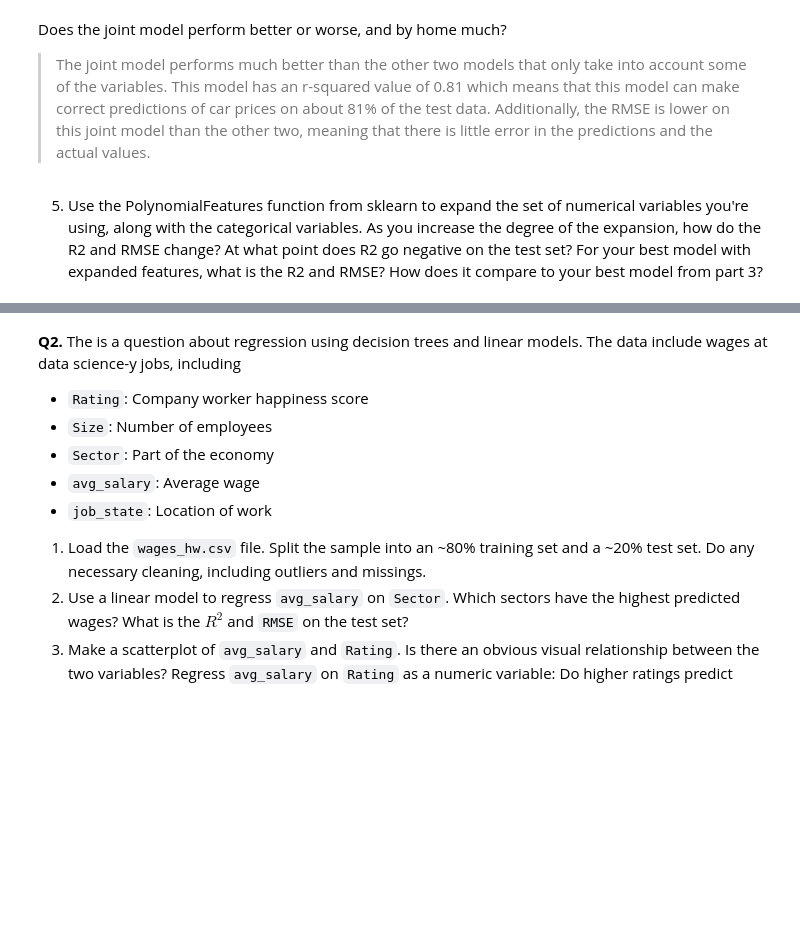
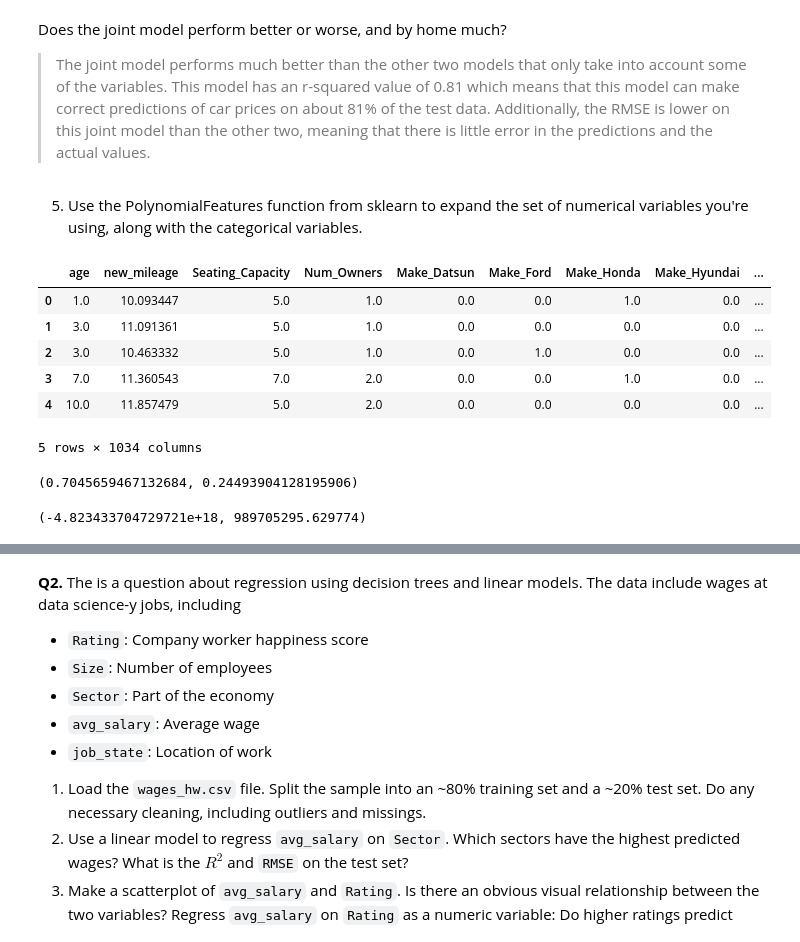
Before and after one commit to acb4rn/assignment4, a Jupyter notebook: assignment4.ipynb, the cells around one changed output, grey strips where cells are left out. Drawn from its saved outputs; the diff is of its cells as text; code cells hidden in the pictures; blank space fills up the shorter version.

```diff
--- a/assignment4.ipynb
+++ b/assignment4.ipynb
@@ -297,4 +296,50 @@ Does the joint model perform better or worse, and by home much?
 
 > The joint model performs much better than the other two models that only take into account some of the variables. This model has an r-squared value of 0.81 which means that this model can make correct predictions of car prices on about 81% of the test data. Additionally, the RMSE is lower on this joint model than the other two, meaning that there is little error in the predictions and the actual values.
 # %% [markdown]
-5. Use the PolynomialFeatures function from sklearn to expand the set of numerical variables you're using, along with the categorical variables. As you increase the degree of the expansion, how do the  R2  and RMSE change? At what point does  R2  go negative on the test set? For your best model with expanded features, what is the  R2  and RMSE? How does it compare to your best model from part 3?
+5. Use the PolynomialFeatures function from sklearn to expand the set of numerical variables you're using, along with the categorical variables.
+# %%
+from sklearn.preprocessing import PolynomialFeatures as PF
+#creating a function for the expander process
+def poly_expand (dat, deg):
+  expander = PF(degree = deg, include_bias=False)
+  Z = expander.fit_transform(dat)
+  names = expander.get_feature_names_out()
+  zdf = pd.DataFrame(data=Z, columns=names)
+  return zdf
+
+#creating a function for the regression
+def lin_reg (X_train, y_train, X_test, y_test):
+  reg_all = lr().fit(X_train, y_train)
+  y_hat = reg_all.predict(X_test)
+  #r-squared value
+  r_squ = reg_all.score(X_test, y_test)
+  # Metrics:
+  SSE_lm = np.sum( (y_test-y_hat)**2 )
+  RMSE_lm = (SSE_lm/N_test)**(1/2)
+  R2_lm = 1 - SSE_lm/TSS
+  return r_squ, RMSE_lm
+# %%
+# running the polynomial expander with a degree of 2
+train = poly_expand(X_train, 2)
+test = poly_expand(X_test, 2)
+train.head()
+# %% [output]
+|  | age | new_mileage | Seating_Capacity | Num_Owners | Make_Datsun | Make_Ford | Make_Honda | Make_Hyundai | ... |
+| 0 | 1.0 | 10.093447 | 5.0 | 1.0 | 0.0 | 0.0 | 1.0 | 0.0 | ... |
+| 1 | 3.0 | 11.091361 | 5.0 | 1.0 | 0.0 | 0.0 | 0.0 | 0.0 | ... |
+| 2 | 3.0 | 10.463332 | 5.0 | 1.0 | 0.0 | 1.0 | 0.0 | 0.0 | ... |
+| 3 | 7.0 | 11.360543 | 7.0 | 2.0 | 0.0 | 0.0 | 1.0 | 0.0 | ... |
+| 4 | 10.0 | 11.857479 | 5.0 | 2.0 | 0.0 | 0.0 | 0.0 | 0.0 | ... |
+5 rows × 1034 columns
+# %%
+#running regression for the new data with a degree of 2
+lin_reg(train, y_train, test, y_test)
+# %% [output]
+(0.7045659467132684, 0.24493904128195906)
+# %%
+# polynomial expander with degree 3
+train = poly_expand(X_train, 3)
+test = poly_expand(X_test, 3)
+lin_reg(train, y_train, test, y_test)
+# %% [output]
+(-4.823433704729721e+18, 989705295.629774)
```
Also changed, not shown: parts of 11 cells of this notebook.
